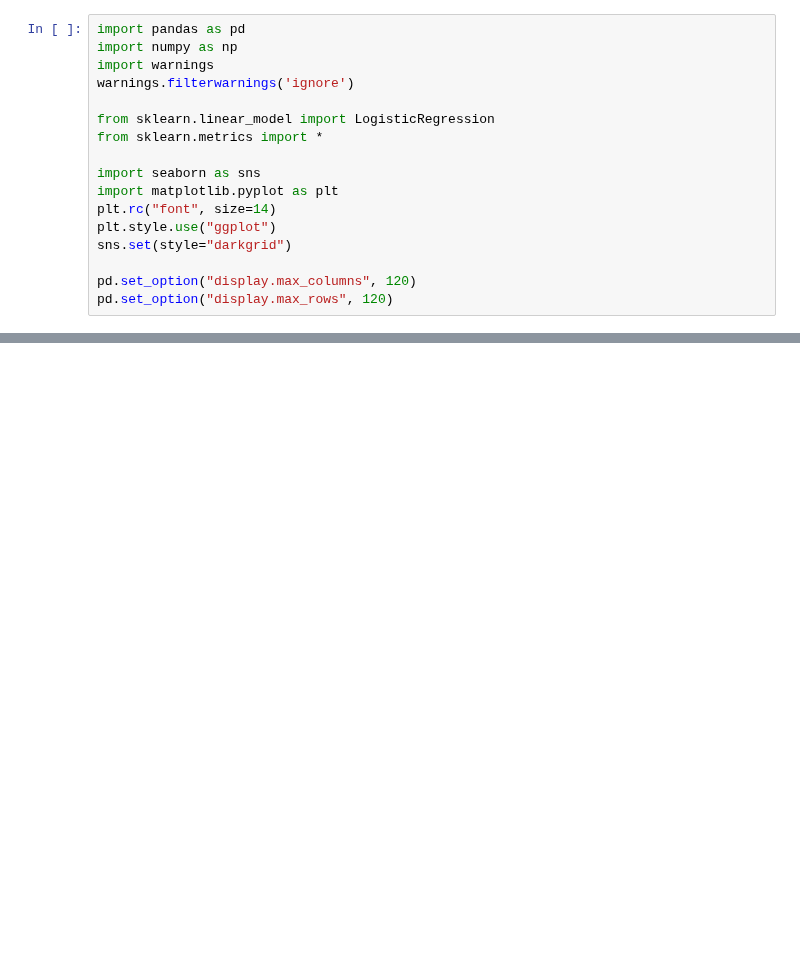
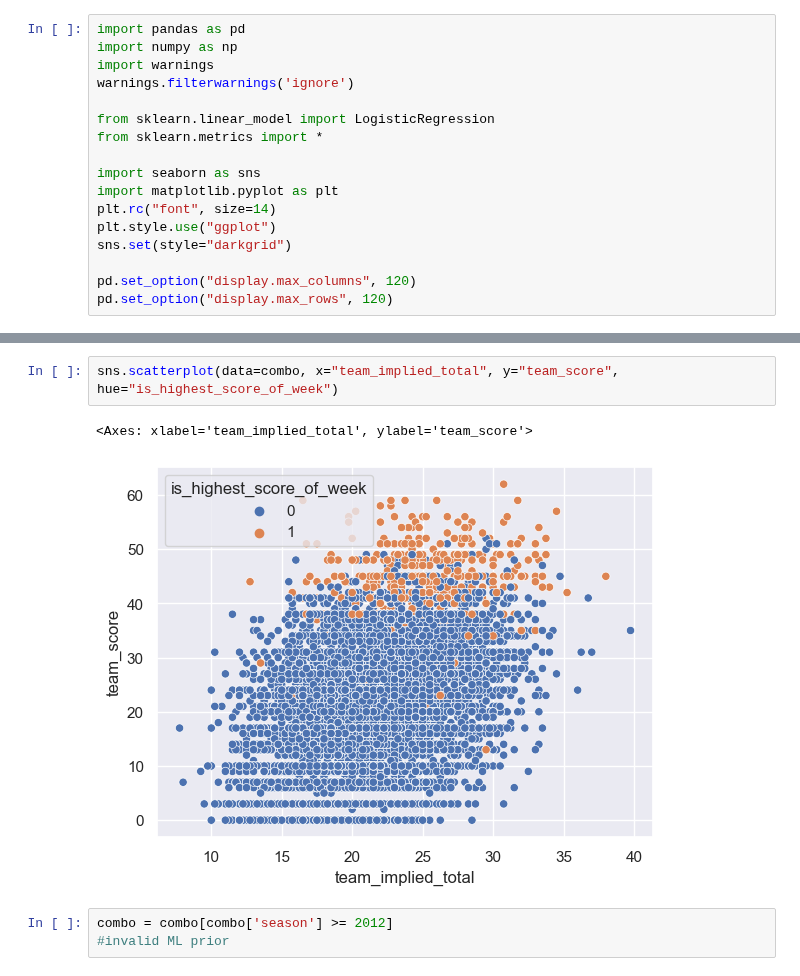
Before and after one commit to bhuggard/CheckTheCover, a Jupyter notebook: data/data_pull.ipynb, the cells around one changed output, grey strips where cells are left out. Cells and saved outputs as stored; diff of their text form; blank space fills up the shorter version.

```diff
--- a/data/data_pull.ipynb
+++ b/data/data_pull.ipynb
@@ -33,0 +130,8 @@ pd.read_csv('nfl_game_data_for_simulation.csv')
+# %%
+sns.scatterplot(data=combo, x="team_implied_total", y="team_score", hue="is_highest_score_of_week")
+# %% [output]
+<Axes: xlabel='team_implied_total', ylabel='team_score'>
+[figure, added]
+# %%
+combo = combo[combo['season'] >= 2012]
+#invalid ML prior
```
Also changed, not shown: parts of 24 cells of this notebook, 1 other file.
